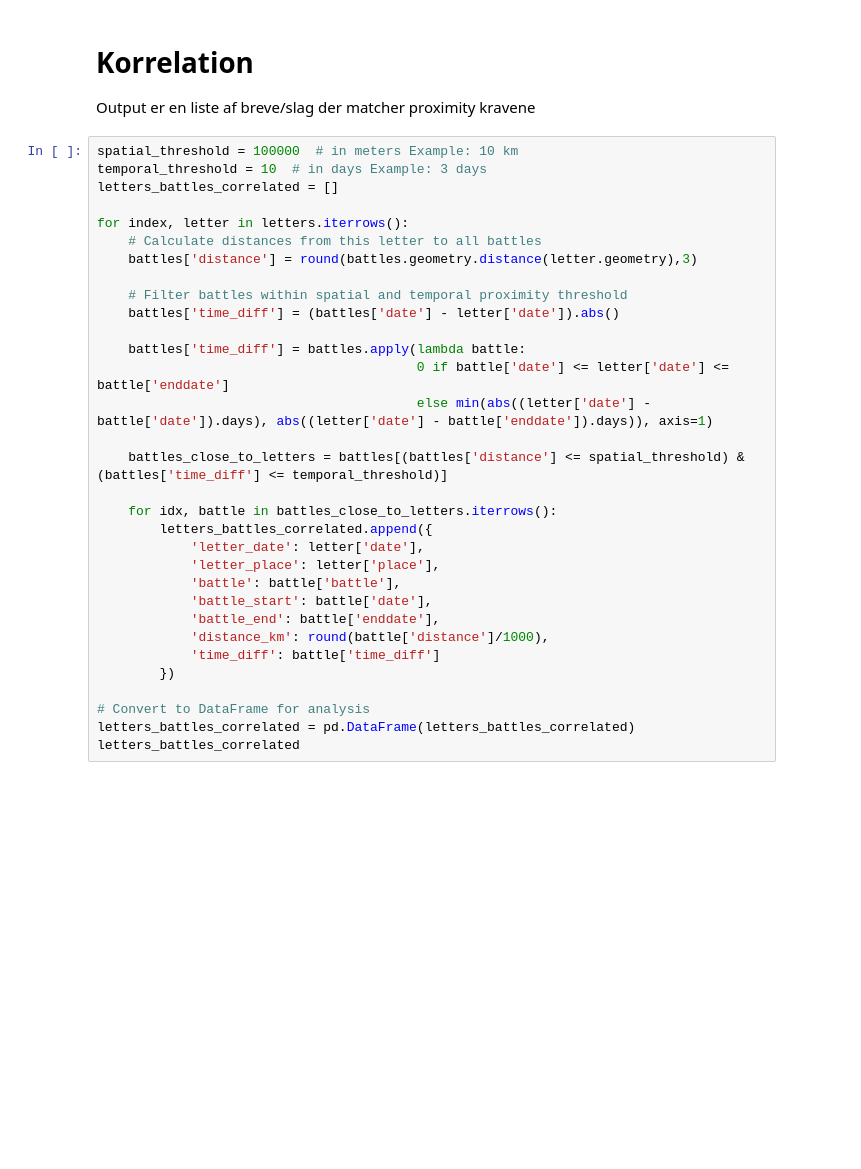
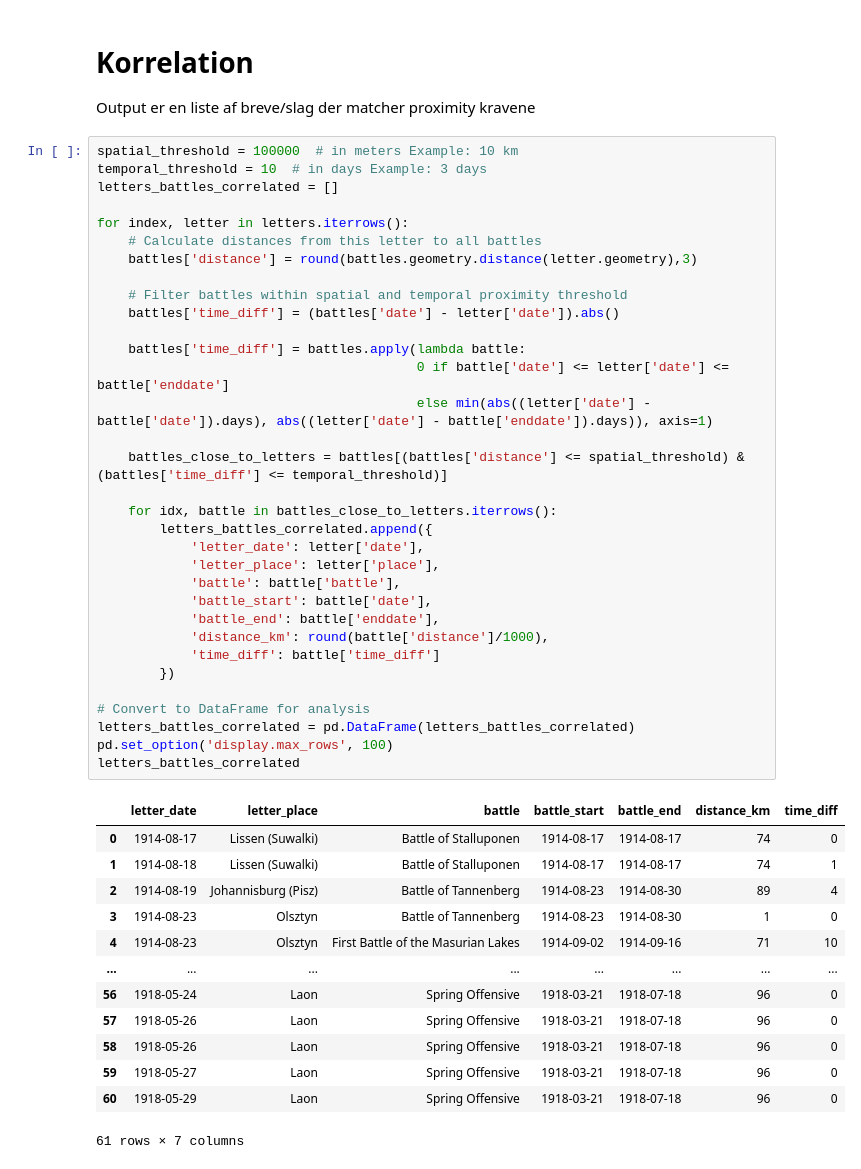
Before and after one commit to dalager/jernkorsetbreve, a Jupyter notebook: notebooks/14_temp_spatial_correlation.ipynb, the cells around one changed output. Drawn from its saved outputs; the diff is of its cells as text; blank space fills up the shorter version.

```diff
--- a/notebooks/14_temp_spatial_correlation.ipynb
+++ b/notebooks/14_temp_spatial_correlation.ipynb
@@ -35,30 +37,45 @@ spatial_threshold = 100000  # in meters Example: 10 km
 temporal_threshold = 10  # in days Example: 3 days
 letters_battles_correlated = []
 
 for index, letter in letters.iterrows():
     # Calculate distances from this letter to all battles
     battles['distance'] = round(battles.geometry.distance(letter.geometry),3)
 
     # Filter battles within spatial and temporal proximity threshold
     battles['time_diff'] = (battles['date'] - letter['date']).abs()
 
     battles['time_diff'] = battles.apply(lambda battle:
                                          0 if battle['date'] <= letter['date'] <= battle['enddate']
                                          else min(abs((letter['date'] - battle['date']).days), abs((letter['date'] - battle['enddate']).days)), axis=1)
 
     battles_close_to_letters = battles[(battles['distance'] <= spatial_threshold) & (battles['time_diff'] <= temporal_threshold)]
 
     for idx, battle in battles_close_to_letters.iterrows():
         letters_battles_correlated.append({
             'letter_date': letter['date'],
             'letter_place': letter['place'],
             'battle': battle['battle'],
             'battle_start': battle['date'],
             'battle_end': battle['enddate'],
             'distance_km': round(battle['distance']/1000),
             'time_diff': battle['time_diff']
         })
 
 # Convert to DataFrame for analysis
 letters_battles_correlated = pd.DataFrame(letters_battles_correlated)
+pd.set_option('display.max_rows', 100)
 letters_battles_correlated
+# %% [output]
+|  | letter_date | letter_place | battle | battle_start | battle_end | distance_km | time_diff |
+| 0 | 1914-08-17 | Lissen (Suwalki) | Battle of Stalluponen | 1914-08-17 | 1914-08-17 | 74 | 0 |
+| 1 | 1914-08-18 | Lissen (Suwalki) | Battle of Stalluponen | 1914-08-17 | 1914-08-17 | 74 | 1 |
+| 2 | 1914-08-19 | Johannisburg (Pisz) | Battle of Tannenberg | 1914-08-23 | 1914-08-30 | 89 | 4 |
+| 3 | 1914-08-23 | Olsztyn | Battle of Tannenberg | 1914-08-23 | 1914-08-30 | 1 | 0 |
+| 4 | 1914-08-23 | Olsztyn | First Battle of the Masurian Lakes | 1914-09-02 | 1914-09-16 | 71 | 10 |
+| ... | ... | ... | ... | ... | ... | ... | ... |
+| 56 | 1918-05-24 | Laon | Spring Offensive | 1918-03-21 | 1918-07-18 | 96 | 0 |
+| 57 | 1918-05-26 | Laon | Spring Offensive | 1918-03-21 | 1918-07-18 | 96 | 0 |
+| 58 | 1918-05-26 | Laon | Spring Offensive | 1918-03-21 | 1918-07-18 | 96 | 0 |
+| 59 | 1918-05-27 | Laon | Spring Offensive | 1918-03-21 | 1918-07-18 | 96 | 0 |
+| 60 | 1918-05-29 | Laon | Spring Offensive | 1918-03-21 | 1918-07-18 | 96 | 0 |
+61 rows × 7 columns
```
Also changed, not shown: parts of 1 cell of this notebook, 4 other files.
